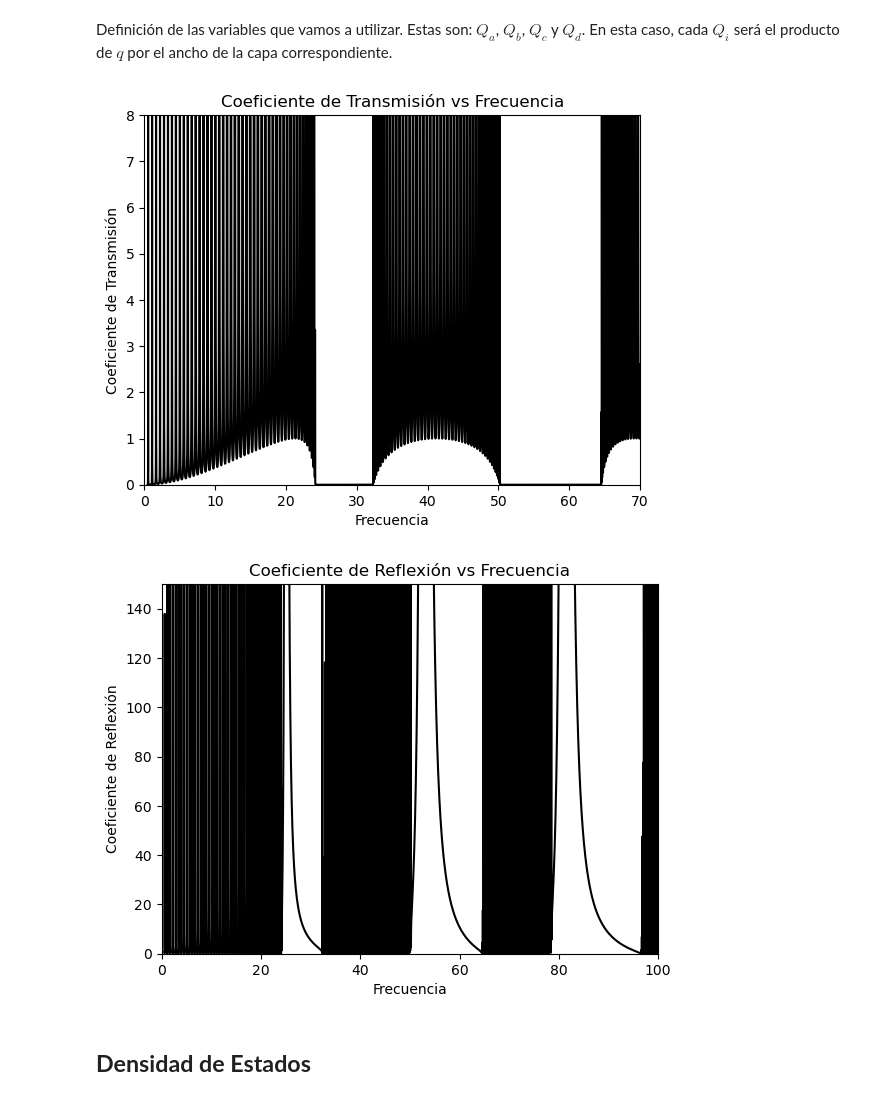
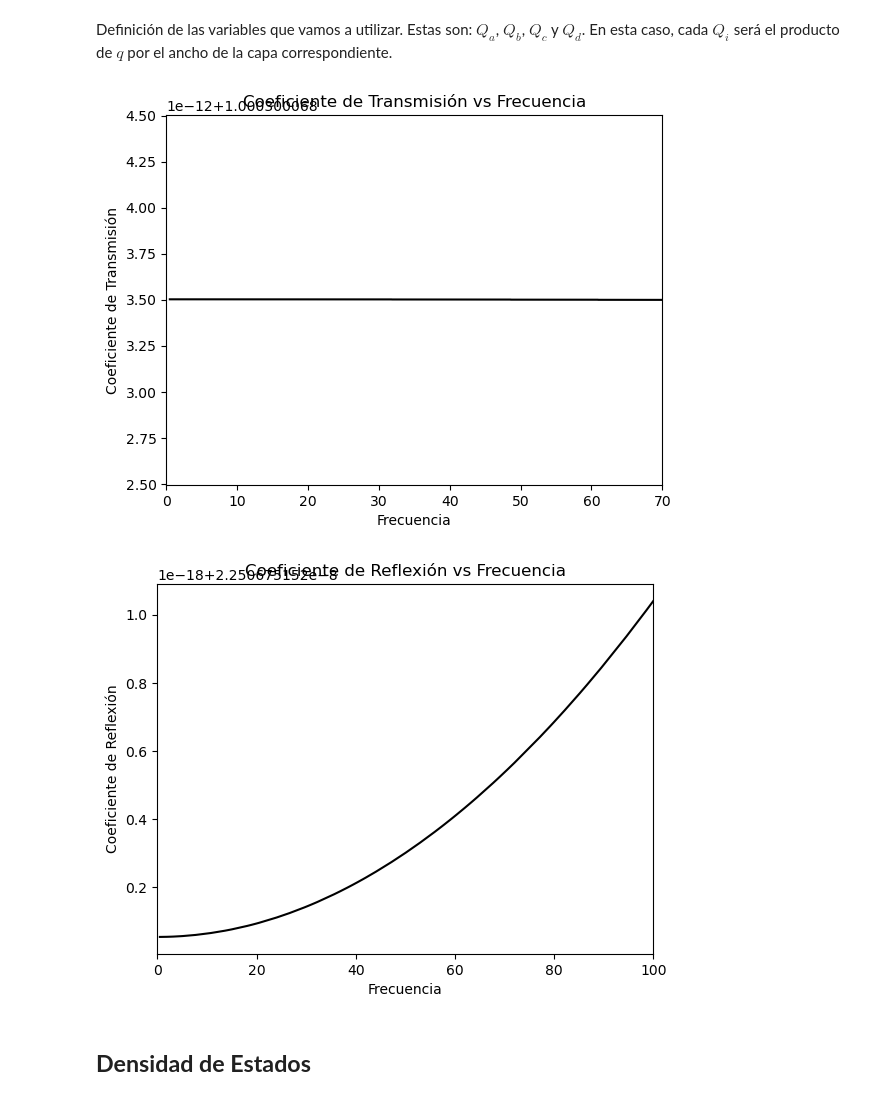
Before and after one commit to Jwpr-dpr/Tesis, a Jupyter notebook: CristalFotonico.ipynb, the cells around one changed output. Cells and saved outputs as stored; diff of their text form; code cells hidden in the pictures.

```diff
--- a/CristalFotonico.ipynb
+++ b/CristalFotonico.ipynb
@@ -95,61 +95,47 @@ def xi(theta):
 n_a = e_a * u_a
 n_b = e_b * u_b
 
-def Q_a(nu, theta):
-    return (np.pi / 300) * nu * (a / 2) * np.sqrt(n_a - np.sin(theta)**2)
-
-def Ma(v,theta):
-    m = np.array([[np.cos(1*Q_a(v,theta)), u_a*a/(2 * Q_a(v,theta)) * np.sin(1 * Q_a(v,theta)) ],
-                  [-2 * Q_a(v,theta)/(u_a * a) * np.sin(Q_a(v,theta)) , np.cos(1*Q_a(v,theta))]])
-    return m
-def Q_b(nu, theta):
-    return (np.pi / 300) * nu * (b / 2) * np.sqrt(n_b - np.sin(theta)**2)
-
-def Mb(v,theta):
-    m = np.array([[np.cos(1*Q_b(v,theta)), u_b * b/ (2 * Q_b(v,theta)) * np.sin(1 * Q_b(v,theta)) ],
-                  [-2 * Q_b(v,theta)/(u_b * b) * np.sin(Q_b(v,theta)) , np.cos(1*Q_b(v,theta))]])
-    return m
 theta = 0 * np.pi / 12
 lista3 = []
 lista4 = []
 
 vs = np.arange(0.5, 100, 0.01)
 for nu in vs:
-    Maa = Ma(nu, theta)
-    Mbb = Mb(nu, theta)
+    Maa = M_a(nu, theta)
+    Mbb = M_b(nu, theta)
     MP = np.dot(Mbb, Maa)
     MT = np.linalg.matrix_power(MP,50)
 
     # Cálculo del coeficiente de transmisión
     tras = np.abs((2 * xi(theta)) / (xi(theta) * (MT[0, 0] + MT[1, 1]) - MT[1, 0] - xi(theta)**2 * MT[0, 1]))**2
     refl = np.abs((xi(theta) * (-MT[1, 1] + MT[0, 0]) + MT[1, 0] - xi(theta)**2 * MT[0, 1]) /
                   (xi(theta) * (MT[1, 1] + MT[0, 0]) - MT[1, 0] - xi(theta)**2 * MT[0, 1]))**2
 
     lista3.append([nu, tras])
     lista4.append([nu, refl])
 
 # Gráfico del coeficiente de transmisión
 plt.figure()
 plt.plot(*zip(*lista3), color='black', linestyle='-')
 plt.xlabel('Frecuencia')
 plt.ylabel('Coeficiente de Transmisión')
 plt.title('Coeficiente de Transmisión vs Frecuencia')
 plt.xlim([0,70])
-plt.ylim([0,8])
+#plt.ylim([0,8])
 plt.show()
 
 # Gráfico del coeficiente de reflexión
 plt.figure()
 plt.plot(*zip(*lista4), color='black', linestyle='-')
 plt.xlabel('Frecuencia')
 plt.ylabel('Coeficiente de Reflexión')
 plt.title('Coeficiente de Reflexión vs Frecuencia')
 plt.xlim([0,100])
-plt.ylim([0,150])
+#plt.ylim([0,150])
 plt.show()
 # %% [output]
-[figure, old version]
+[figure, new version]
-[figure, old version]
+[figure, new version]
 # %% [markdown]
 ## **Densidad de Estados**
 # %%
```
Also changed, not shown: parts of 1 cell of this notebook.
